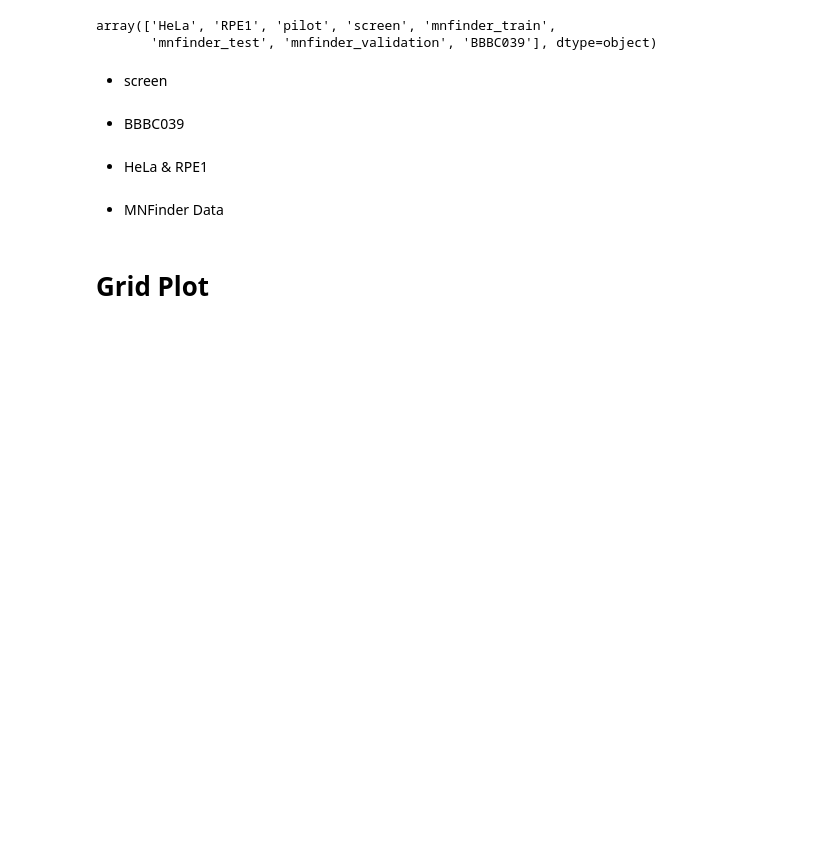
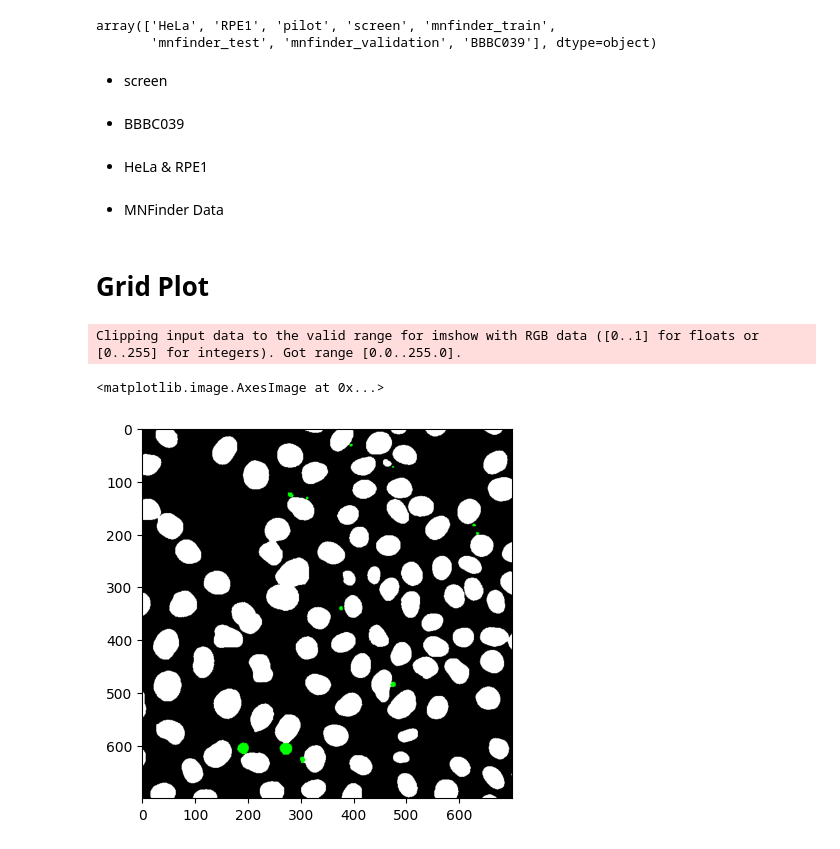
Before and after one commit to CaicedoLab/micronuclei-detection, a Jupyter notebook: figures/figure4.ipynb, the cells around one changed output. Cells and saved outputs as stored; diff of their text form; code cells hidden in the pictures; blank space fills up the shorter version.

```diff
--- a/figures/figure4.ipynb
+++ b/figures/figure4.ipynb
@@ -72,6 +76,7 @@ microsam_mnfinder = np.load(dinomn_path.replace('dinomn', 'microSAM'))
 # %%
 inputs = [input_screen, input_bbbc039, input_hela_rpe1, input_mnfinder]
 gt = [gt_screen, gt_bbbc039, gt_hela_rpe1, gt_mnfinder]
+gt_nuclei = [nuclei_gt_screen, nuclei_gt_bbbc039, nuclei_gt_hela_rpe1, nuclei_gt_mnfinder]
 dinomn = [dinomn_screen, dinomn_bbbc039, dinomn_hela_rpe1, dinomn_mnfinder]
 mnfinder = [mnfinder_screen, mnfinder_bbbc039, mnfinder_hela_rpe1, mnfinder_mnfinder]
 cellpose = [cellpose_screen, cellpose_bbbc039, cellpose_hela_rpe1, cellpose_mnfinder]
@@ -80,0 +110,14 @@ collections = [inputs, gt, dinomn, mnfinder, cellpose, microsam]
+# %%
+mnfinder_2 = []
+for i in range(len(gt_nuclei)):
+    H,W = mnfinder[i].shape
+    im = np.zeros((H,W,3))
+    nuclei = (gt_nuclei[i] > 0) * 128
+    output = mnfinder[i] + nuclei
+    im[:,:,0] = (mnfinder[i] > 0) * 255
+    im[:,:,1] = (gt[i] > 0) * 255
+
+    im[:,:,0] = im[:,:,0] + (gt_nuclei[i] > 0) * 128
+    im[:,:,1] = im[:,:,1] + (gt_nuclei[i] > 0) * 128
+    im[:,:,2] = im[:,:,2] + (gt_nuclei[i] > 0) * 128
+    mnfinder_2.append(im)
@@ -80,0 +152,6 @@ collections = [inputs, gt, dinomn, mnfinder, cellpose, microsam]
+# %%
+plt.imshow(microsam_2[0][2100:2100+700, 1300:1300+700, :])
+# %% [output]
+Clipping input data to the valid range for imshow with RGB data ([0..1] for floats or [0..255] for integers). Got range [0.0..255.0].
+<matplotlib.image.AxesImage at 0x...>
+[figure, added]
```
Also changed, not shown: parts of 13 cells of this notebook, 2 other files.
